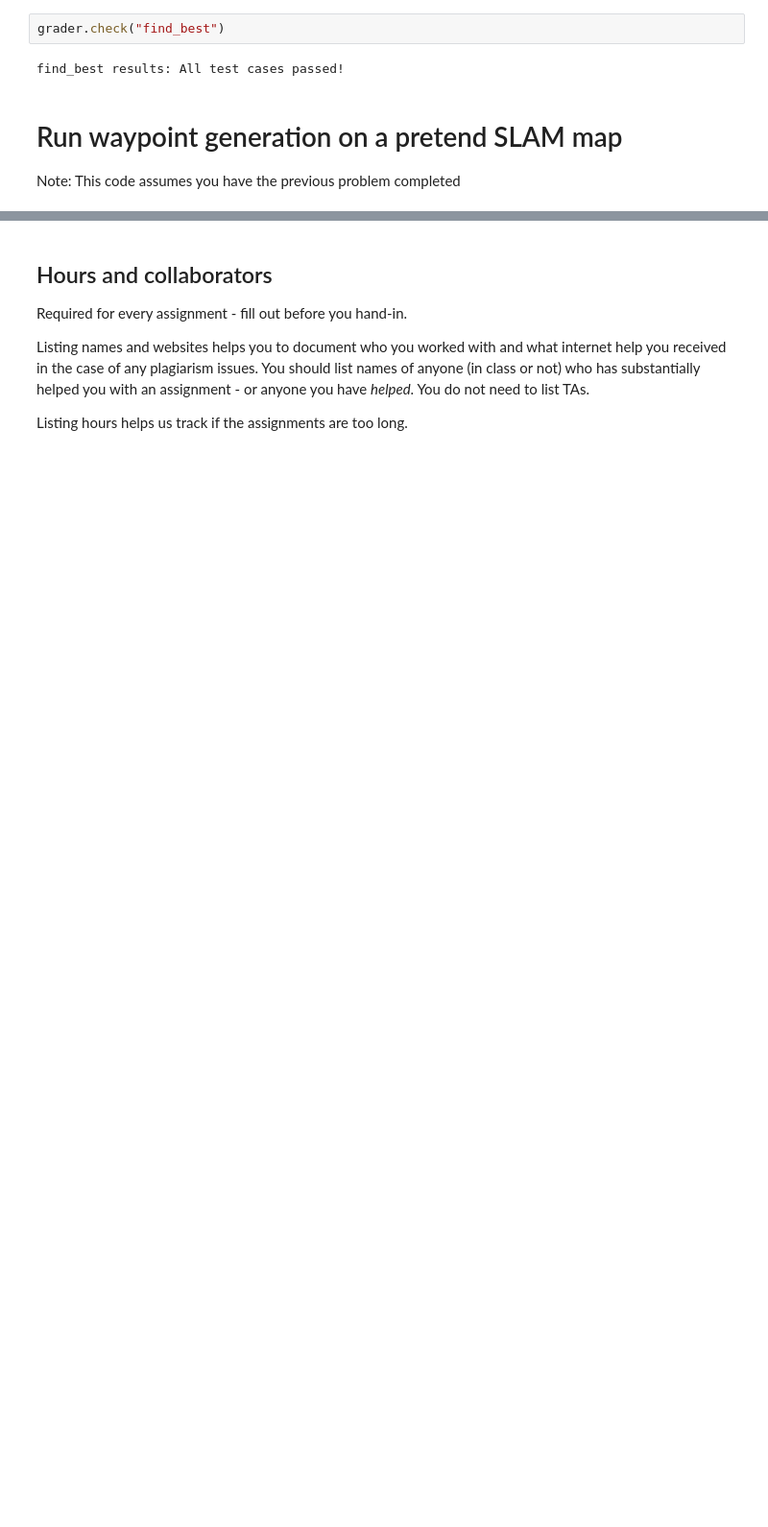
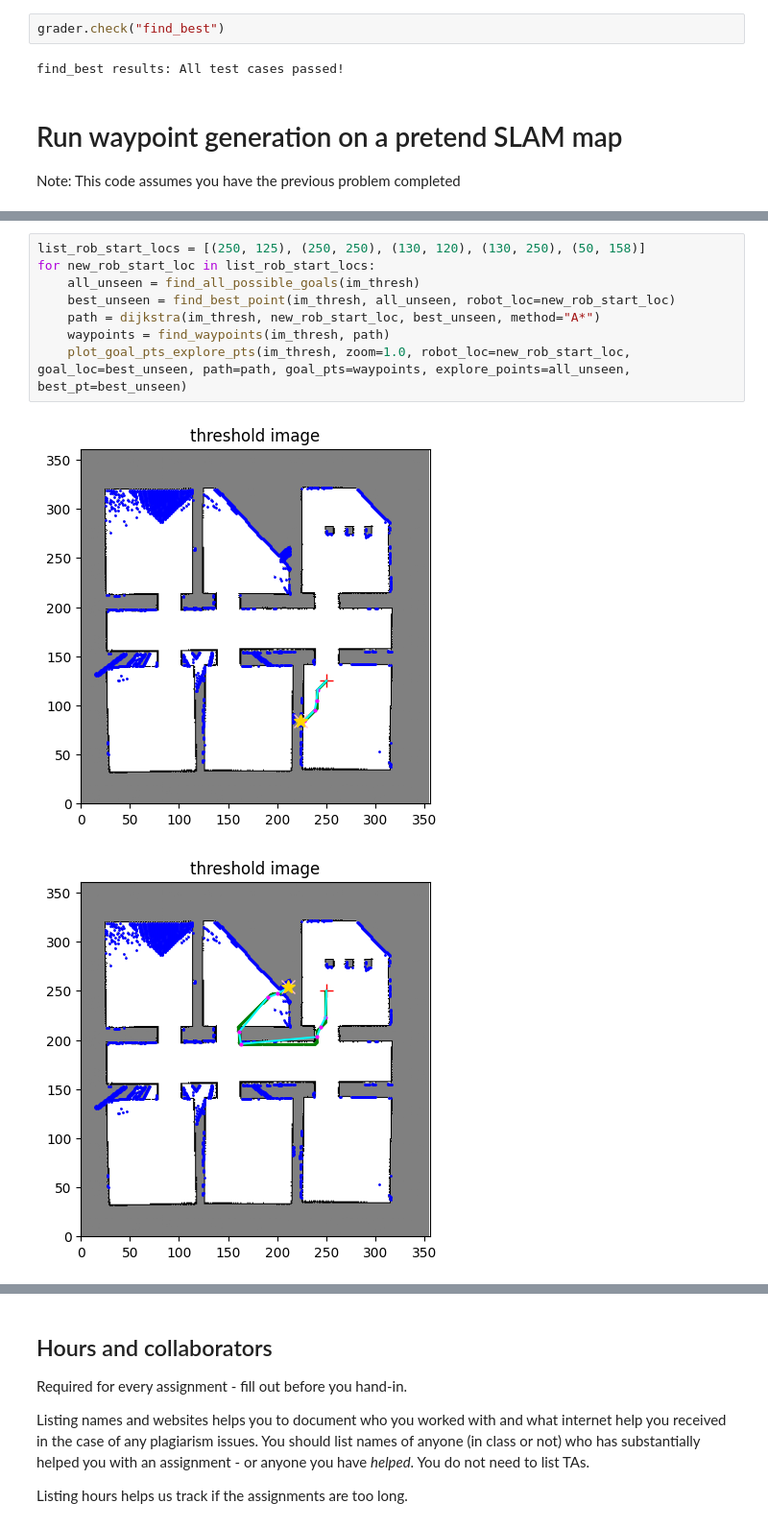
Before and after one commit to ZimHockey13/ROB456, a Jupyter notebook: Assignments/check_exploring.ipynb, the cells around one changed output, grey strips where cells are left out. Shown at 96% size. Drawn from its saved outputs; the diff is of its cells as text; blank space fills up the shorter version.

```diff
--- a/Assignments/check_exploring.ipynb
+++ b/Assignments/check_exploring.ipynb
@@ -90,0 +101,11 @@ TypeError: object of type 'NoneType' has no len()
+# %%
+list_rob_start_locs = [(250, 125), (250, 250), (130, 120), (130, 250), (50, 158)]
+for new_rob_start_loc in list_rob_start_locs:
+    all_unseen = find_all_possible_goals(im_thresh)
+    best_unseen = find_best_point(im_thresh, all_unseen, robot_loc=new_rob_start_loc)
+    path = dijkstra(im_thresh, new_rob_start_loc, best_unseen, method="A*")
+    waypoints = find_waypoints(im_thresh, path)
+    plot_goal_pts_explore_pts(im_thresh, zoom=1.0, robot_loc=new_rob_start_loc, goal_loc=best_unseen, path=path, goal_pts=waypoints, explore_points=all_unseen, best_pt=best_unseen)
+# %% [output]
+[figure, added]
+[figure, added]
```
Also changed, not shown: parts of 7 cells of this notebook, 3 other files.
